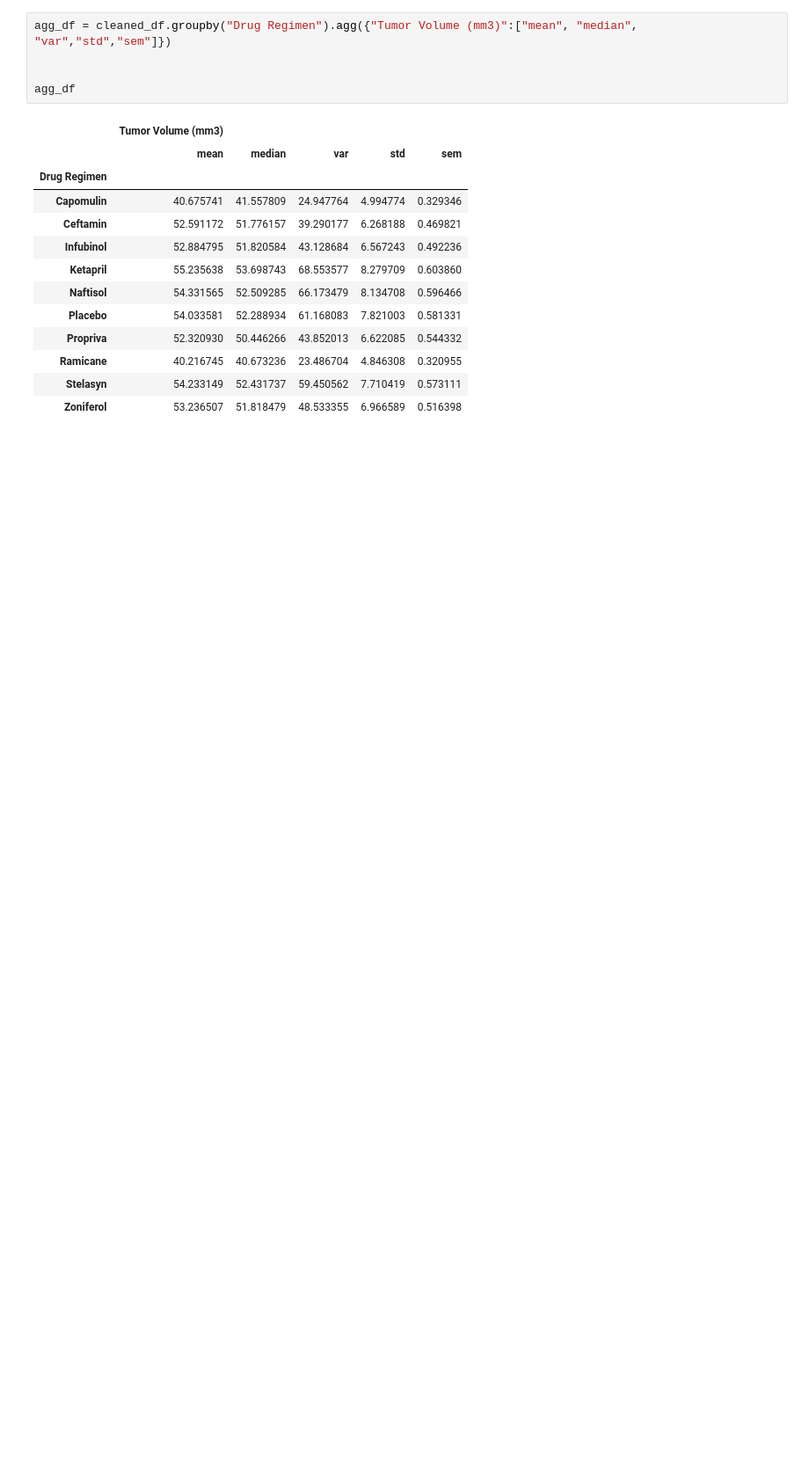
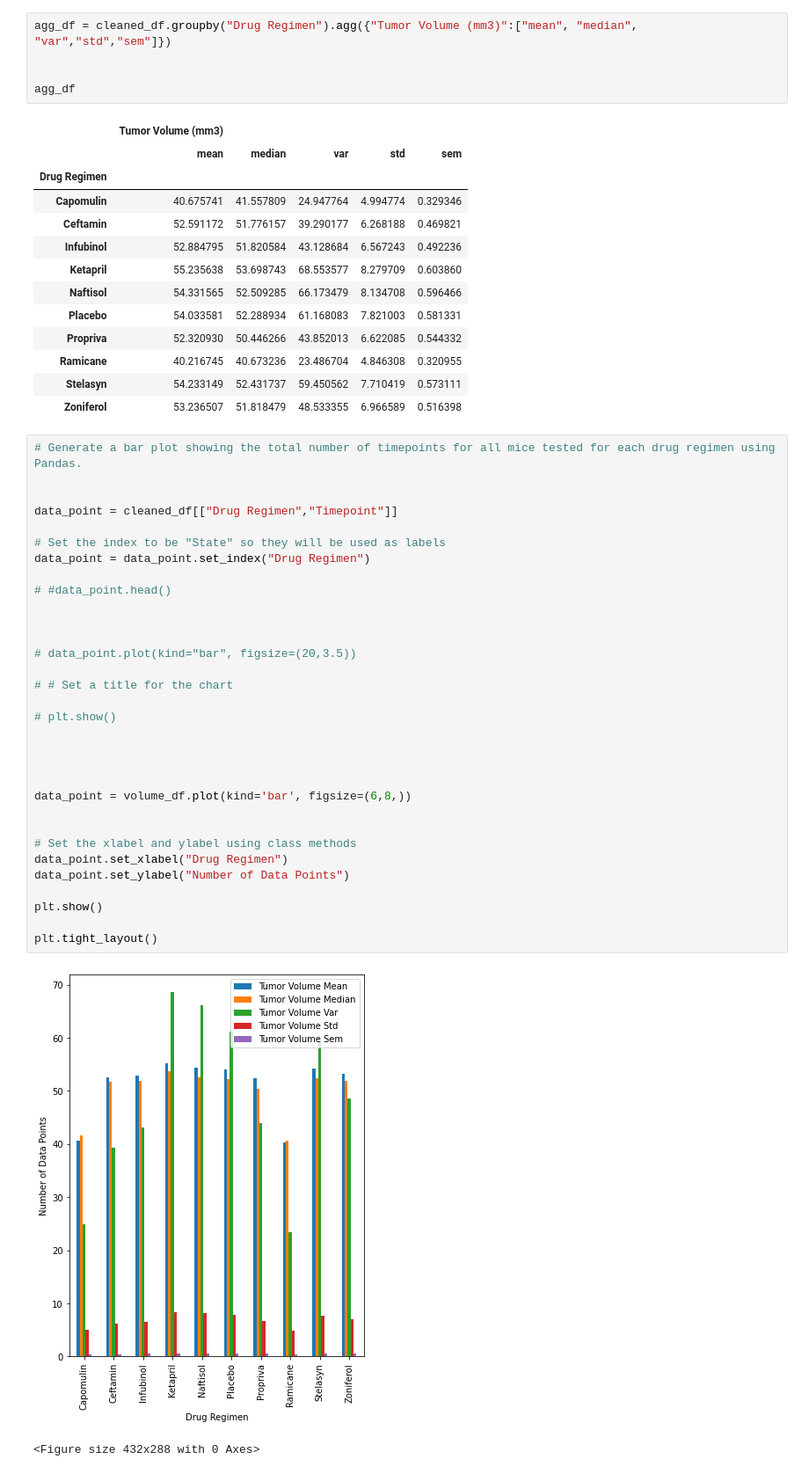
Before and after one commit to RSGDATA/Pymaceuticals_Analysis, a Jupyter notebook: anti_cancer_pharmaceuticals_analysis.ipynb, the cells around one changed output. Shown: that part at 88% size. Saved outputs shown, nothing was run; the diff lists cells and outputs as text; blank space fills up the shorter version.

```diff
--- a/anti_cancer_pharmaceuticals_analysis.ipynb
+++ b/anti_cancer_pharmaceuticals_analysis.ipynb
@@ -191,3 +192,38 @@ agg_df
 | Ramicane | 40.216745 | 40.673236 | 23.486704 | 4.846308 | 0.320955 |
 | Stelasyn | 54.233149 | 52.431737 | 59.450562 | 7.710419 | 0.573111 |
 | Zoniferol | 53.236507 | 51.818479 | 48.533355 | 6.966589 | 0.516398 |
+# %%
+# Generate a bar plot showing the total number of timepoints for all mice tested for each drug regimen using Pandas.
+
+
+data_point = cleaned_df[["Drug Regimen","Timepoint"]]
+
+# Set the index to be "State" so they will be used as labels
+data_point = data_point.set_index("Drug Regimen")
+
+# #data_point.head()
+
+
+
+# data_point.plot(kind="bar", figsize=(20,3.5))
+
+# # Set a title for the chart
+
+# plt.show()
+
+
+
+
+data_point = volume_df.plot(kind='bar', figsize=(6,8,))
+
+
+# Set the xlabel and ylabel using class methods
+data_point.set_xlabel("Drug Regimen")
+data_point.set_ylabel("Number of Data Points")
+
+plt.show()
+
+plt.tight_layout()
+# %% [output]
+[figure, added]
+<Figure size 432x288 with 0 Axes>
```
Also changed, not shown: parts of 4 cells of this notebook, 1 other file.
